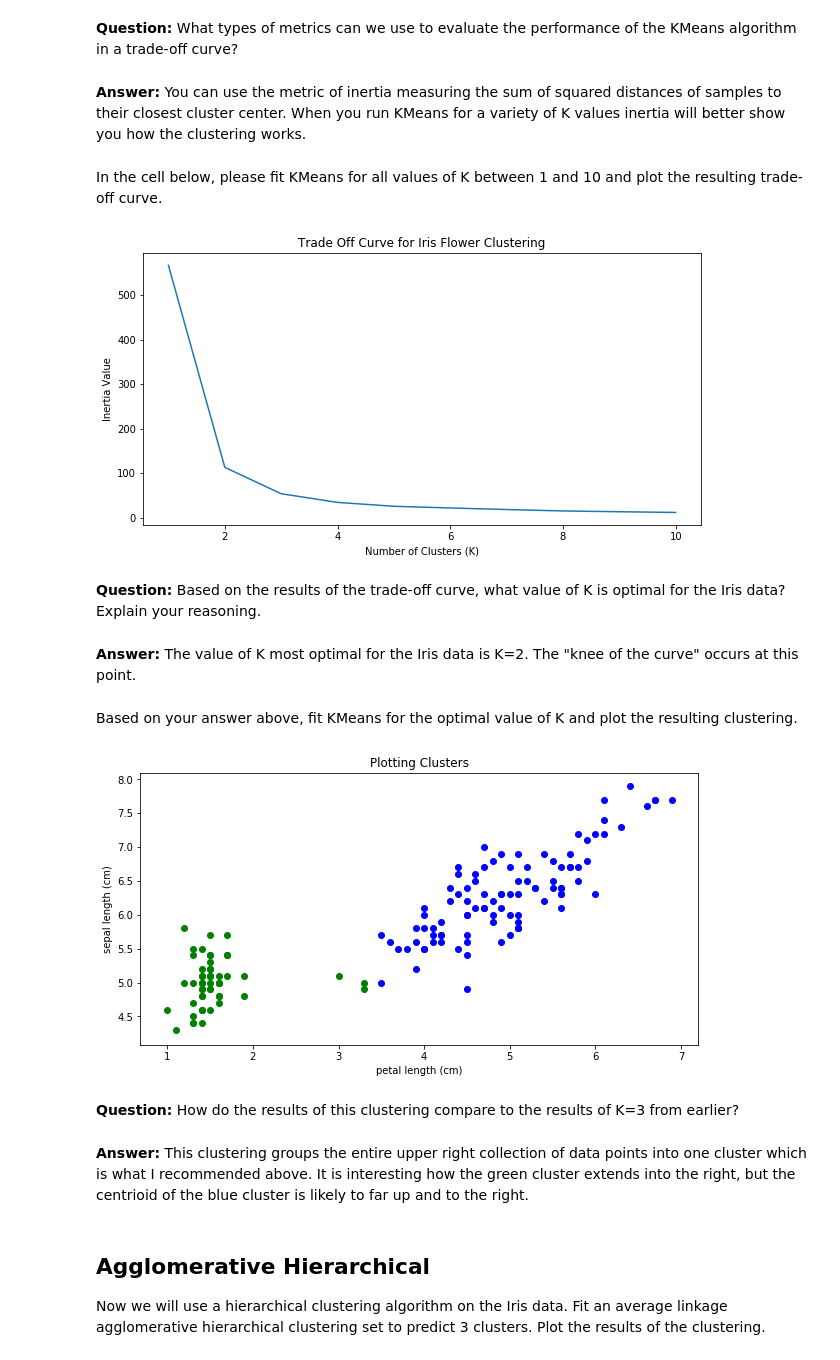
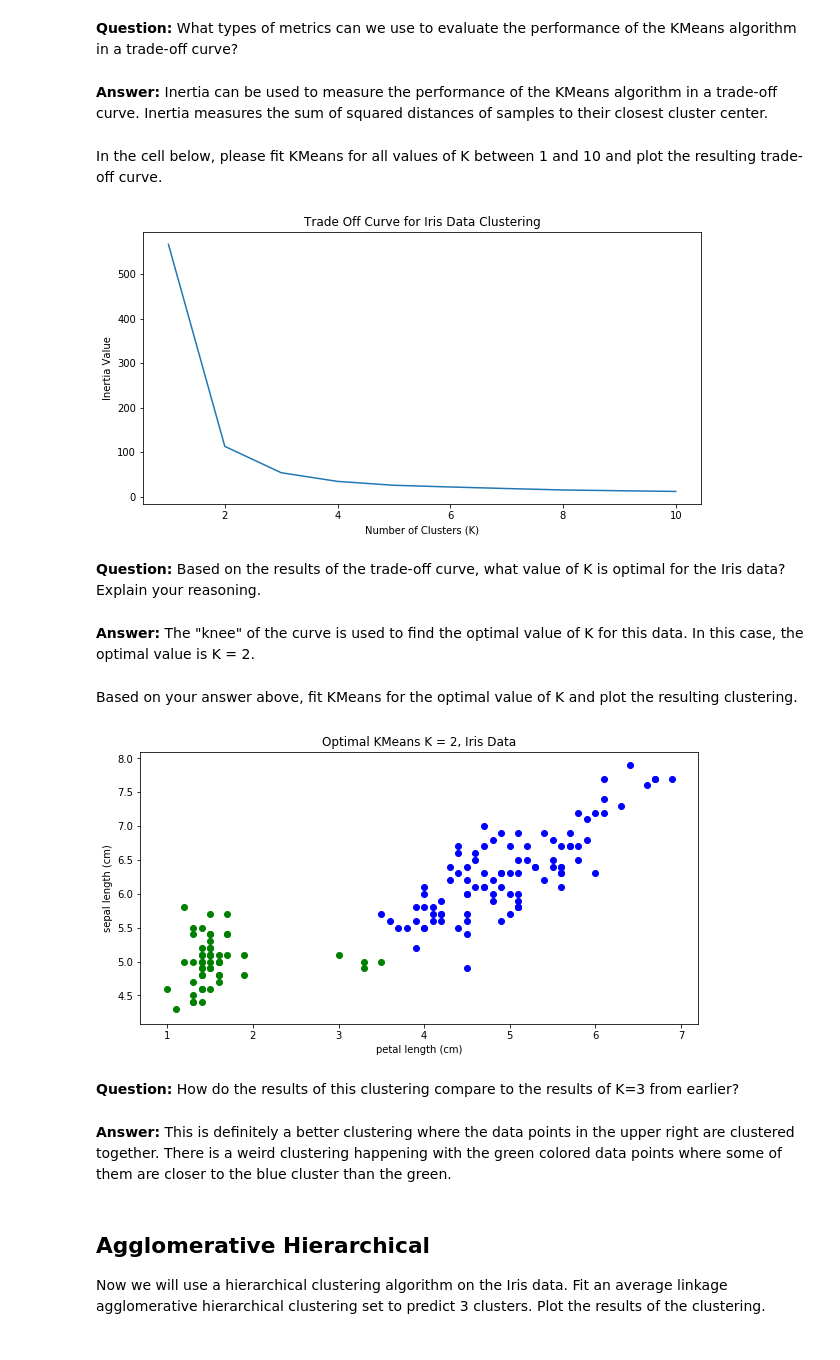
Before and after one commit to MuhammadM20/example-notebooks, a Jupyter notebook: UNIV_3360_Clustering_Homework.ipynb, the cells around one changed output. Saved outputs shown, nothing was run; the diff lists cells and outputs as text; code cells hidden in the pictures.

```diff
--- a/UNIV_3360_Clustering_Homework.ipynb
+++ b/UNIV_3360_Clustering_Homework.ipynb
@@ -47,7 +45,8 @@ First, we will cluster the Iris data using K-means.
 We know from prior knowledge that this dataset contains three type of iris flowers, and as a result, three classes. In the cell below, create and fit a KMeans clustering with K=3 for the iris data. Print the labels and the centroids that KMeans produces.
 # %%
 k_means = KMeans(n_clusters=3, random_state=4)
-k_means.fit(X_iris)
+k_means.fit(data)
+
 
 k_means_labels = k_means.labels_
 print("Labels: ", k_means_labels)
@@ -103,7 +102,7 @@ Now we will evaluate the KMeans clustering without using our pior knowledge of t
 # %% [markdown]
 **Question:** What types of metrics can we use to evaluate the performance of the KMeans algorithm in a trade-off curve?
 # %% [markdown]
-**Answer:** You can use the metric of inertia measuring the sum of squared distances of samples to their closest cluster center. When you run KMeans for a variety of K values inertia will better show you how the clustering works.
+**Answer:** Inertia can be used to measure the performance of the KMeans algorithm in a trade-off curve. Inertia measures the sum of squared distances of samples to their closest cluster center.
 # %% [markdown]
 In the cell below, please fit KMeans for all values of K between 1 and 10 and plot the resulting trade-off curve.
 # %%
@@ -119,29 +118,29 @@ plt.figure(figsize=(10,5))
 plt.plot(k_values, inertia_values)
 plt.xlabel("Number of Clusters (K)")
 plt.ylabel("Inertia Value")
-plt.title("Trade Off Curve for Iris Flower Clustering")
+plt.title("Trade Off Curve for Iris Data Clustering")
 plt.show()
 # %% [output]
-[figure, old version]
+[figure, new version]
 # %% [markdown]
 **Question:** Based on the results of the trade-off curve, what value of K is optimal for the Iris data? Explain your reasoning.
-# %% [markdown]
-**Answer:** The value of K most optimal for the Iris data is K=2. The "knee of the curve" occurs at this point.
+# %% [markdown]
+**Answer:** The "knee" of the curve is used to find the optimal value of K for this data. In this case, the optimal value is K = 2.
 # %% [markdown]
 Based on your answer above, fit KMeans for the optimal value of K and plot the resulting clustering.
 # %%
 k_means = KMeans(n_clusters=2, random_state=4)
-k_means.fit(X_iris)
+k_means.fit(data)
 
 k_means_labels = k_means.labels_
 
-plot_cluster(data, k_means_labels, "Plotting Clusters")
+plot_cluster(data, k_means_labels, "Optimal KMeans K = 2, Iris Data")
 # %% [output]
-[figure, old version]
+[figure, new version]
 # %% [markdown]
 **Question:** How do the results of this clustering compare to the results of K=3 from earlier?
-# %% [markdown]
-**Answer:** This clustering groups the entire upper right collection of data points into one cluster which is what I recommended above. It is interesting how the green cluster extends into the right, but the centrioid of the blue cluster is likely to far up and to the right.
+# %% [markdown]
+**Answer:** This is definitely a better clustering where the data points in the upper right are clustered together. There is a weird clustering happening with the green colored data points where some of them are closer to the blue cluster than the green.
 # %% [markdown]
 ## Agglomerative Hierarchical
 
```
Also changed, not shown: parts of 33 cells of this notebook.
